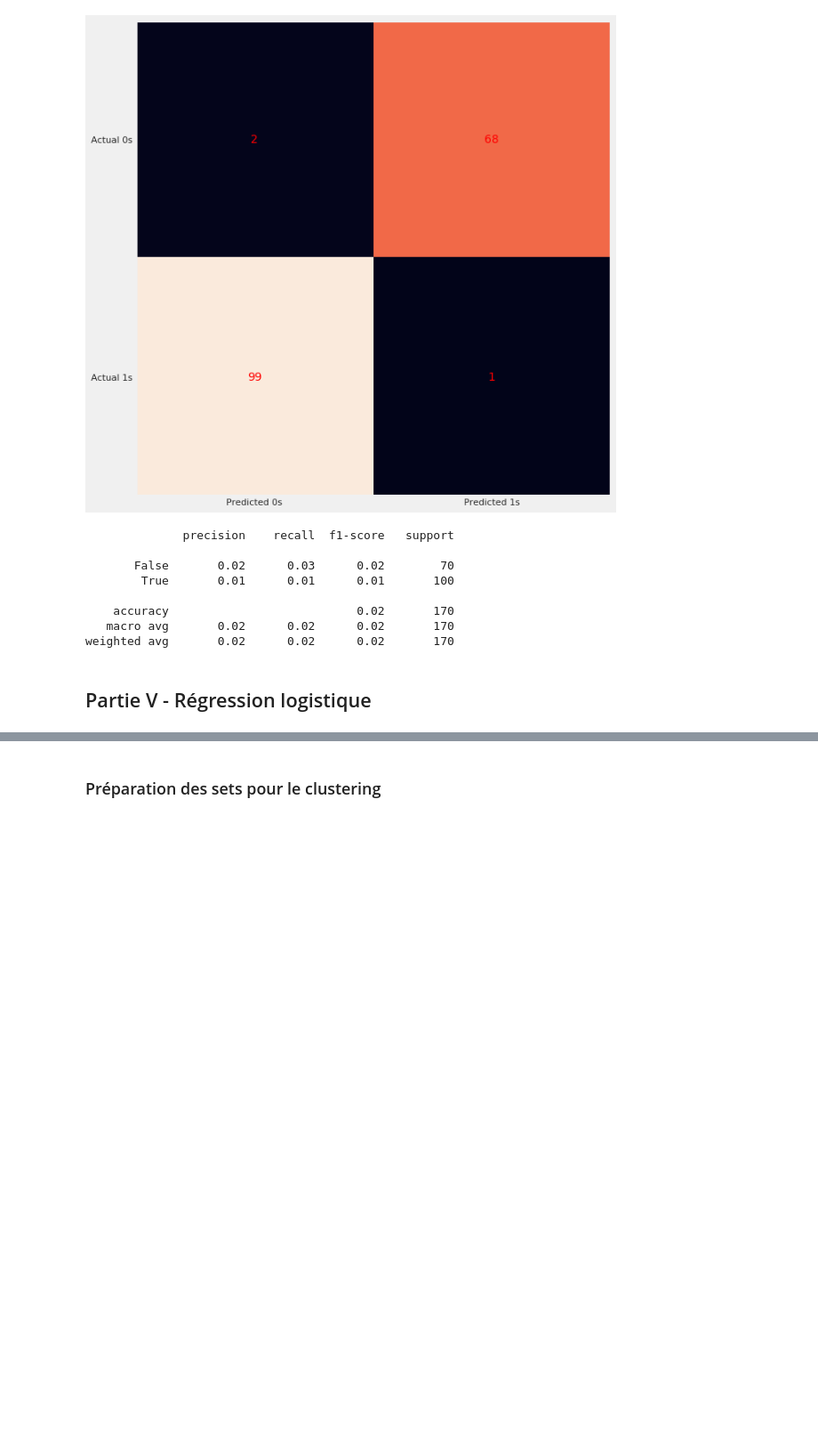
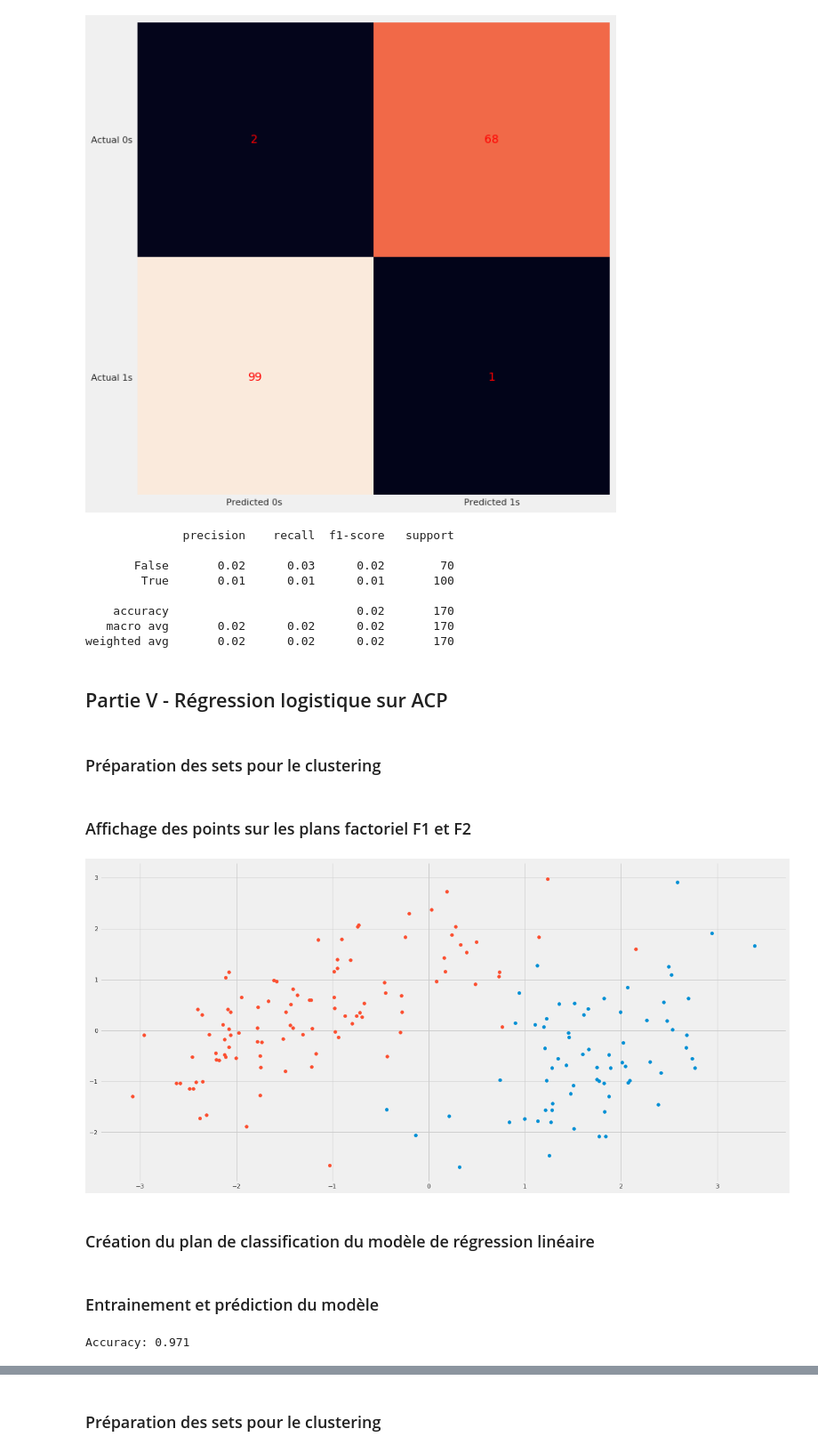
Before and after one commit to FranckDELRUE/FranckDELRUE-OCR-Project-6-DAn-Python, a Jupyter notebook: P6_01a_Notebook.ipynb, the cells around one changed output, grey strips where cells are left out. Shown at 89% size. Cells and saved outputs as stored; diff of their text form; code cells hidden in the pictures; blank space fills up the shorter version.

```diff
--- a/P6_DELRUE_Franck.ipynb
+++ b/P6_01a_Notebook.ipynb
@@ -554,4 +555,25 @@ print(metrics.classification_report(df_Y, df_X['clusters']))
    macro avg       0.02      0.02      0.02       170
 weighted avg       0.02      0.02      0.02       170
 # %% [markdown]
-## Partie V - Régression logistique
+## Partie V - Régression logistique sur ACP
+# %% [markdown]
+### Préparation des sets pour le clustering
+# %%
+X_F1_F2 = X_projected[:, :2]
+# %% [markdown]
+### Affichage des points sur les plans factoriel F1 et F2
+# %%
+fig, ax = plt.subplots(figsize=(20, 10))
+
+# create scatter plot for samples from each class
+for class_value in range(2):
+	# get row indexes for samples with this class
+	row_ix = np.where(df_Y == class_value)
+	# create scatter of these samples
+	plt.scatter(X_F1_F2[row_ix, 0], X_F1_F2[row_ix, 1])
+# show the plot
+plt.show()
+# %% [output]
+[figure, added]
+# %% [markdown]
+### Création du plan de classification du modèle de régression linéaire
@@ -557,0 +598,17 @@ weighted avg       0.02      0.02      0.02       170
+# %% [markdown]
+### Entrainement et prédiction du modèle
+# %%
+# define the model
+model = LogisticRegression()
+
+# fit the model
+model.fit(X_F1_F2, df_Y)
+
+# make predictions
+yhat = model.predict(X_F1_F2)
+
+# evaluate the predictions
+acc = metrics.accuracy_score(df_Y, yhat)
+print('Accuracy: %.3f' % acc)
+# %% [output]
+Accuracy: 0.971
```
Also changed, not shown: parts of 41 cells of this notebook, 4 other files.
